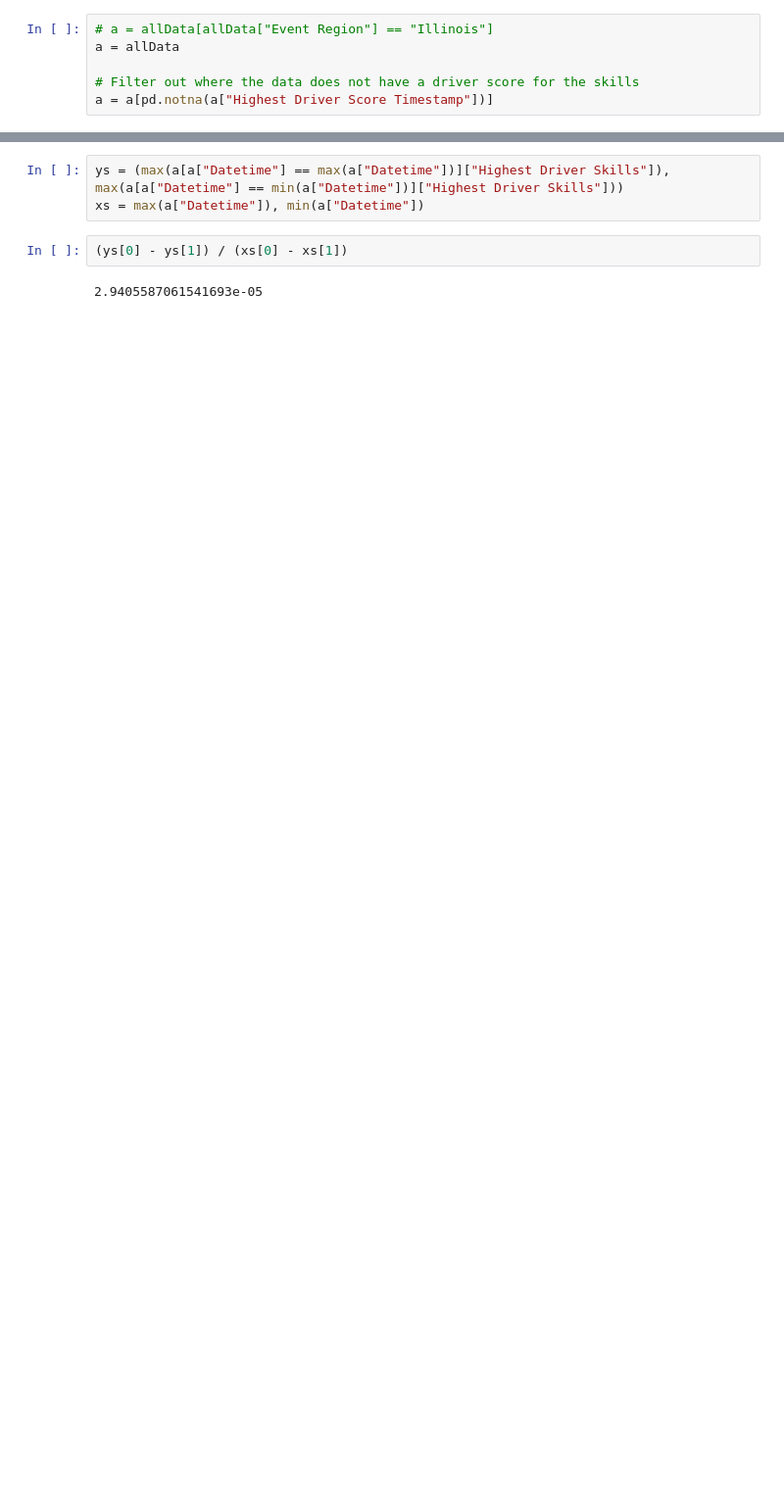
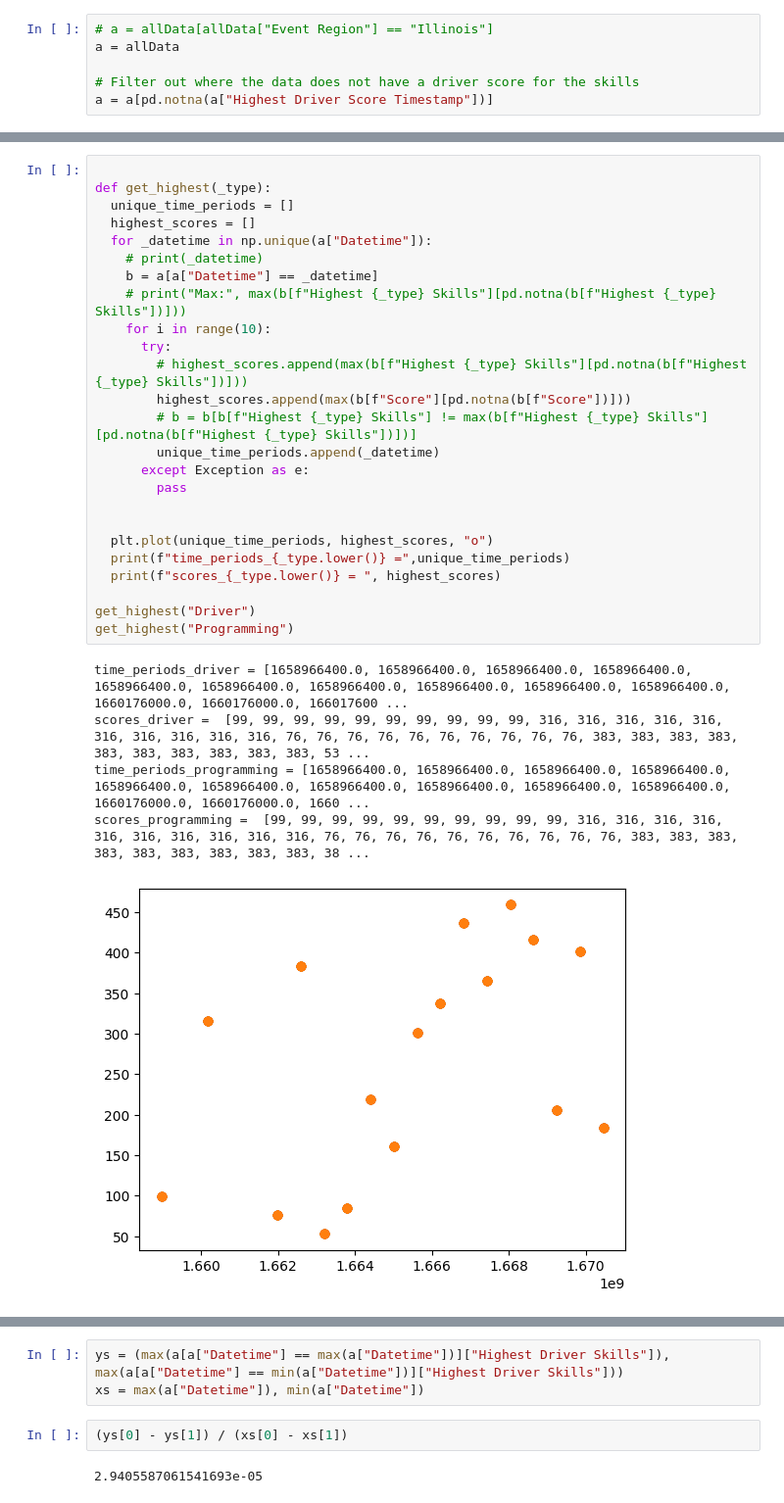
Before and after one commit to MattHandzel/TeamErrorError, a Jupyter notebook: Main/analyzeVexCompetitionData.ipynb, the cells around one changed output, grey strips where cells are left out. Shown at 98% size. Cells and saved outputs as stored; diff of their text form; blank space fills up the shorter version.

```diff
--- a/Main/analyzeVexCompetitionData.ipynb
+++ b/Main/analyzeVexCompetitionData.ipynb
@@ -39,3 +39,34 @@ Index(['Rank', 'Score', 'Programming Skills', 'Driver Skills',
+# %%
+
+def get_highest(_type):
+  unique_time_periods = []
+  highest_scores = []
+  for _datetime in np.unique(a["Datetime"]):
+    # print(_datetime)
+    b = a[a["Datetime"] == _datetime]
+    # print("Max:", max(b[f"Highest {_type} Skills"][pd.notna(b[f"Highest {_type} Skills"])]))
+    for i in range(10):
+      try:
+        # highest_scores.append(max(b[f"Highest {_type} Skills"][pd.notna(b[f"Highest {_type} Skills"])]))
+        highest_scores.append(max(b[f"Score"][pd.notna(b[f"Score"])]))
+        # b = b[b[f"Highest {_type} Skills"] != max(b[f"Highest {_type} Skills"][pd.notna(b[f"Highest {_type} Skills"])])]
+        unique_time_periods.append(_datetime)
+      except Exception as e:
+        pass
+
+
+  plt.plot(unique_time_periods, highest_scores, "o")
+  print(f"time_periods_{_type.lower()} =",unique_time_periods)
+  print(f"scores_{_type.lower()} = ", highest_scores)
+
+get_highest("Driver")
+get_highest("Programming")
+# %% [output]
+time_periods_driver = [1658966400.0, 1658966400.0, 1658966400.0, 1658966400.0, 1658966400.0, 1658966400.0, 1658966400.0, 1658966400.0, 1658966400.0, 1658966400.0, 1660176000.0, 1660176000.0, 166017600 ...
+scores_driver =  [99, 99, 99, 99, 99, 99, 99, 99, 99, 99, 316, 316, 316, 316, 316, 316, 316, 316, 316, 316, 76, 76, 76, 76, 76, 76, 76, 76, 76, 76, 383, 383, 383, 383, 383, 383, 383, 383, 383, 383, 53 ...
+time_periods_programming = [1658966400.0, 1658966400.0, 1658966400.0, 1658966400.0, 1658966400.0, 1658966400.0, 1658966400.0, 1658966400.0, 1658966400.0, 1658966400.0, 1660176000.0, 1660176000.0, 1660 ...
+scores_programming =  [99, 99, 99, 99, 99, 99, 99, 99, 99, 99, 316, 316, 316, 316, 316, 316, 316, 316, 316, 316, 76, 76, 76, 76, 76, 76, 76, 76, 76, 76, 383, 383, 383, 383, 383, 383, 383, 383, 383, 38 ...
+[figure, added]
 # %%
 print(a.columns)
 # plt.plot(a["Datetime"], a["Highest Driver Skills"], "o")
```
Also changed, not shown: parts of 5 cells of this notebook, 10 other files.
